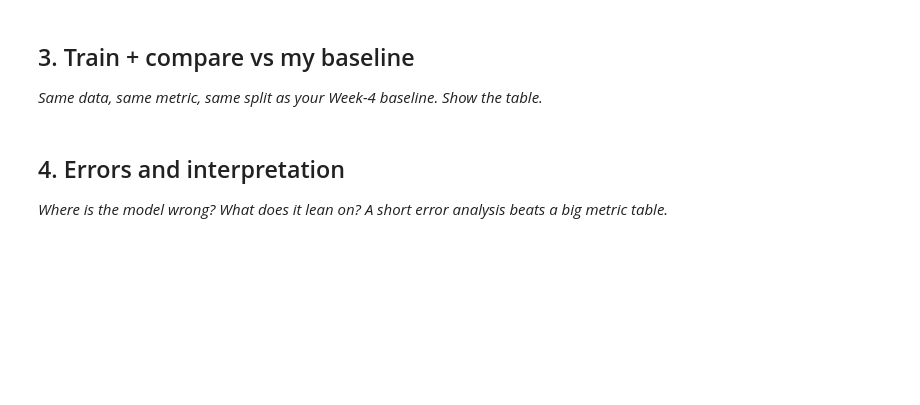
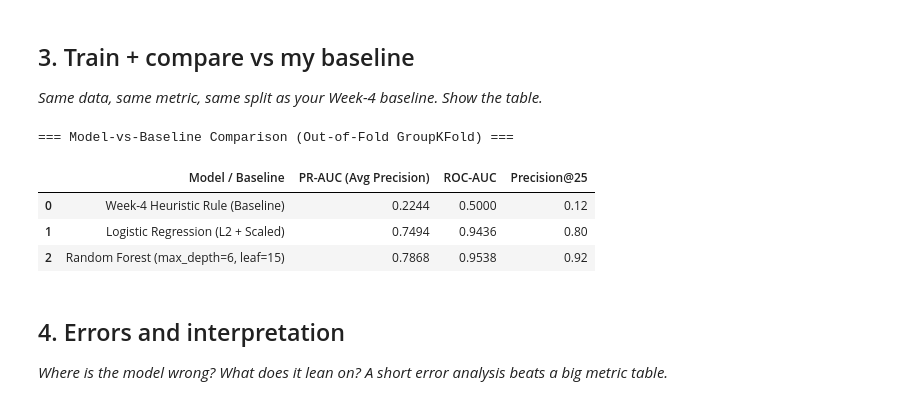
Before and after one commit to ashu141d/flyrank-ml-internship, a Jupyter notebook: work/notebooks/w05_model.ipynb, the cells around one changed output. Cells and saved outputs as stored; diff of their text form; code cells hidden in the pictures; blank space fills up the shorter version.

```diff
--- a/work/notebooks/w05_model.ipynb
+++ b/work/notebooks/w05_model.ipynb
@@ -30,3 +128,72 @@ This skeleton is yours to fill. Work the sections **in order** — each one has
+# %%
+from sklearn.pipeline import make_pipeline
+from sklearn.preprocessing import StandardScaler
+from sklearn.linear_model import LogisticRegression
+from sklearn.ensemble import RandomForestClassifier
+from sklearn.metrics import average_precision_score, roc_auc_score
+
+def precision_at_k(y_true, y_score, k=25):
+    k = min(k, len(y_true))
+    top_idx = np.argsort(y_score)[::-1][:k]
+    return float(np.mean(y_true[top_idx]))
+
+# Out-of-fold predictions on identical GroupKFold splits
+oof_baseline = np.zeros(len(y))
+oof_logreg = np.zeros(len(y))
+oof_rf = np.zeros(len(y))
+
+for train_idx, val_idx in gkf.split(X, y, groups):
+    X_tr, y_tr = X.iloc[train_idx], y[train_idx]
+    X_va, y_va = X.iloc[val_idx], y[val_idx]
+
+    # 1. Week-4 Heuristic Baseline (fit median CTR on train fold only)
+    med_ctr_tr = X_tr["ctr_obs"].median()
+    if "avg_position" in X_va.columns:
+        in_band = (X_va["avg_position"] >= 3.0) & (X_va["avg_position"] <= 12.0)
+    else:
+        in_band = pd.Series(True, index=X_va.index)
+    ctr_gap = (med_ctr_tr - X_va["ctr_obs"]).clip(lower=0.0)
+    oof_baseline[val_idx] = np.where(in_band, np.expm1(X_va["log_impressions"]) * ctr_gap, 0.0)
+
+    # 2. Logistic Regression
+    lr_pipe = make_pipeline(StandardScaler(), LogisticRegression(max_iter=1000, random_state=42))
+    lr_pipe.fit(X_tr, y_tr)
+    oof_logreg[val_idx] = lr_pipe.predict_proba(X_va)[:, 1]
+
+    # 3. Regularized Random Forest
+    rf_clf = RandomForestClassifier(n_estimators=200, max_depth=6, min_samples_leaf=15, random_state=42, n_jobs=-1)
+    rf_clf.fit(X_tr, y_tr)
+    oof_rf[val_idx] = rf_clf.predict_proba(X_va)[:, 1]
+
+results_table = pd.DataFrame([
+    {
+        "Model / Baseline": "Week-4 Heuristic Rule (Baseline)",
+        "PR-AUC (Avg Precision)": round(average_precision_score(y, oof_baseline), 4),
+        "ROC-AUC": round(roc_auc_score(y, oof_baseline), 4),
+        "Precision@25": round(precision_at_k(y, oof_baseline, k=25), 4)
+    },
+    {
+        "Model / Baseline": "Logistic Regression (L2 + Scaled)",
+        "PR-AUC (Avg Precision)": round(average_precision_score(y, oof_logreg), 4),
+        "ROC-AUC": round(roc_auc_score(y, oof_logreg), 4),
+        "Precision@25": round(precision_at_k(y, oof_logreg, k=25), 4)
+    },
+    {
+        "Model / Baseline": "Random Forest (max_depth=6, leaf=15)",
+        "PR-AUC (Avg Precision)": round(average_precision_score(y, oof_rf), 4),
+        "ROC-AUC": round(roc_auc_score(y, oof_rf), 4),
+        "Precision@25": round(precision_at_k(y, oof_rf, k=25), 4)
+    }
+])
+
+print("=== Model-vs-Baseline Comparison (Out-of-Fold GroupKFold) ===")
+display(results_table)
+# %% [output]
+=== Model-vs-Baseline Comparison (Out-of-Fold GroupKFold) ===
+|  | Model / Baseline | PR-AUC (Avg Precision) | ROC-AUC | Precision@25 |
+| 0 | Week-4 Heuristic Rule (Baseline) | 0.2244 | 0.5000 | 0.12 |
+| 1 | Logistic Regression (L2 + Scaled) | 0.7494 | 0.9436 | 0.80 |
+| 2 | Random Forest (max_depth=6, leaf=15) | 0.7868 | 0.9538 | 0.92 |
 # %% [markdown]
 ## 4. Errors and interpretation
 
```
Also changed, not shown: parts of 7 cells of this notebook.
